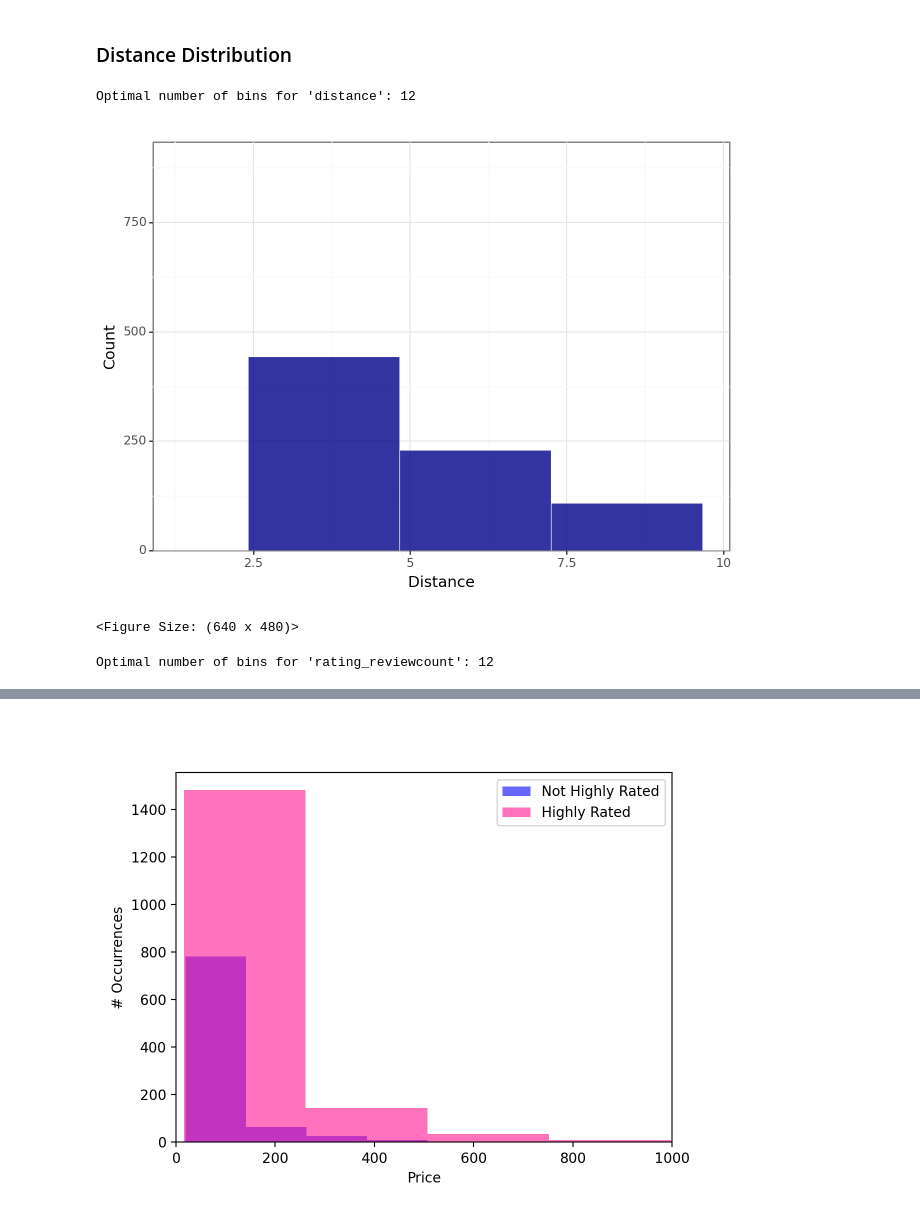
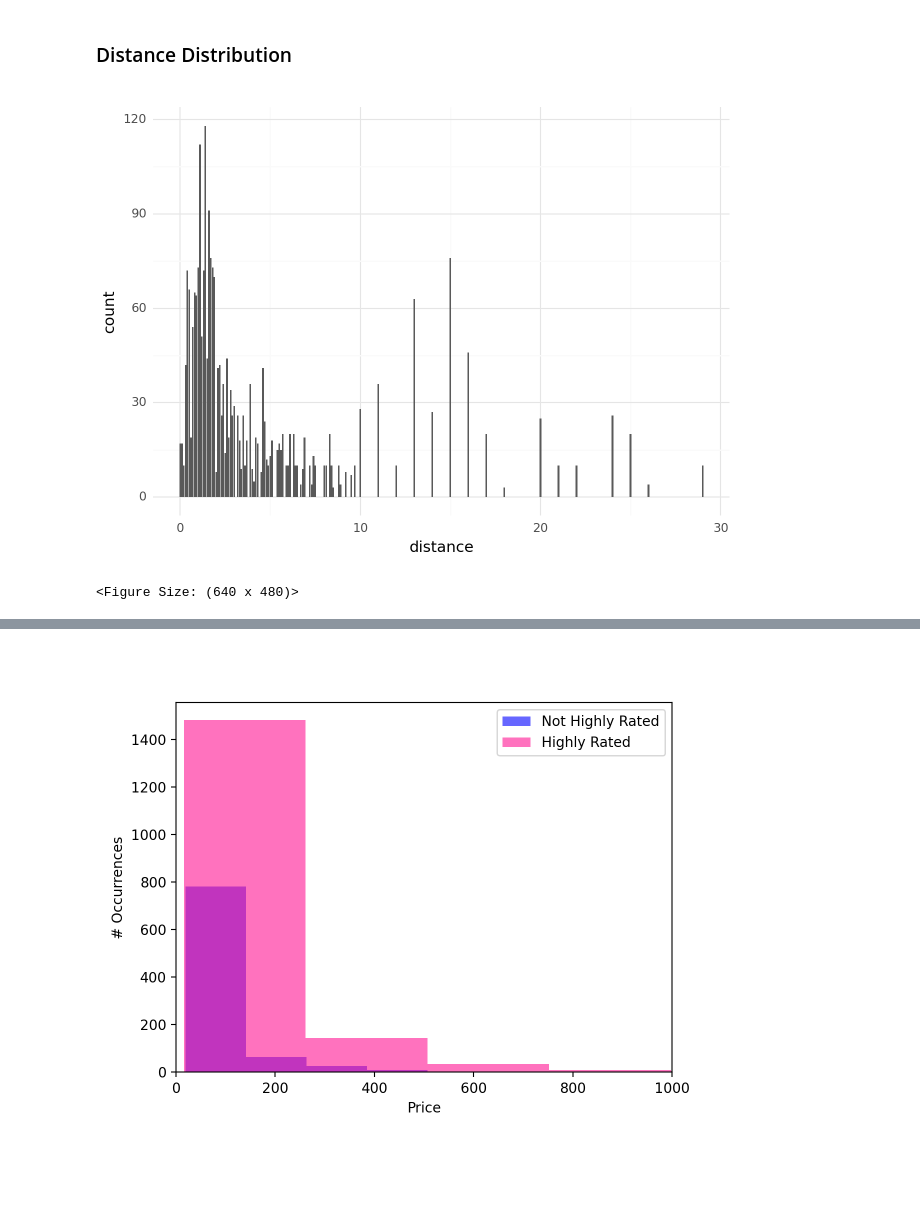
Before and after one commit to 00Dabide/DA2-Assignment-2, a Jupyter notebook: Assignment_2_Code_Ian.ipynb, the cells around one changed output, grey strips where cells are left out. Cells and saved outputs as stored; diff of their text form; code cells hidden in the pictures; blank space fills up the shorter version.

```diff
--- a/Assignment_2_Code_Ian.ipynb
+++ b/Assignment_2_Code_Ian.ipynb
@@ -249,47 +235,15 @@ binwidth_stars = data_range_stars / 12
 <Figure Size: (640 x 480)>
 # %% [markdown]
 ### Distance Distribution
-# %%
-# Determine best number of bins using Sturges' Rule
-num_bins_distance = int(1 + np.log2(len(merged_hotel_data_moscow['distance'])))
-print(f"Optimal number of bins for 'distance': {num_bins_distance}")
-# %% [output]
-Optimal number of bins for 'distance': 12
 # %%
-# Calculate range of 'rating_reviewcount' data
-data_range_distance = merged_hotel_data_moscow['distance'].max() - merged_hotel_data_moscow['distance'].min()
-
-# Calculate binwidth for 12 bins
-binwidth = data_range_distance / 12
-
-# distance from the center distribution
-(
-    ggplot(merged_hotel_data_moscow, aes(x="distance", y="..count.."))
-    + geom_histogram(
-        binwidth=binwidth,
-        boundary=0,
-        color="white",
-        fill="darkblue",
-        size=0.25,
-        alpha=0.8,
-        show_legend=False,
-        na_rm=True,
-    )
-    + labs(x="Distance", y="Count")
-    + expand_limits(x=0.01, y=0.01)
-    + scale_x_continuous(expand=(0.01, 0.01), limits=(1, 10))
-    + scale_y_continuous(
-        expand=(0.0, 0.0),
-    )
-    + theme_bw()
+# crate EDA report with plotnine
+from plotnine import *
+(ggplot(merged_hotel_data_moscow)
+ + aes('distance')
+ + geom_bar()
+ + theme_minimal()
 )
 # %% [output]
-[figure, old version]
+[figure, new version]
 <Figure Size: (640 x 480)>
-# %%
-# Determine best number of bins using Sturges' Rule
-num_bins_rating_reviewcount = int(1 + np.log2(len(merged_hotel_data_moscow['rating_reviewcount'])))
-print(f"Optimal number of bins for 'rating_reviewcount': {num_bins_rating_reviewcount}")
-# %% [output]
-Optimal number of bins for 'rating_reviewcount': 12
 # %%
```
Also changed, not shown: parts of 6 cells of this notebook.
